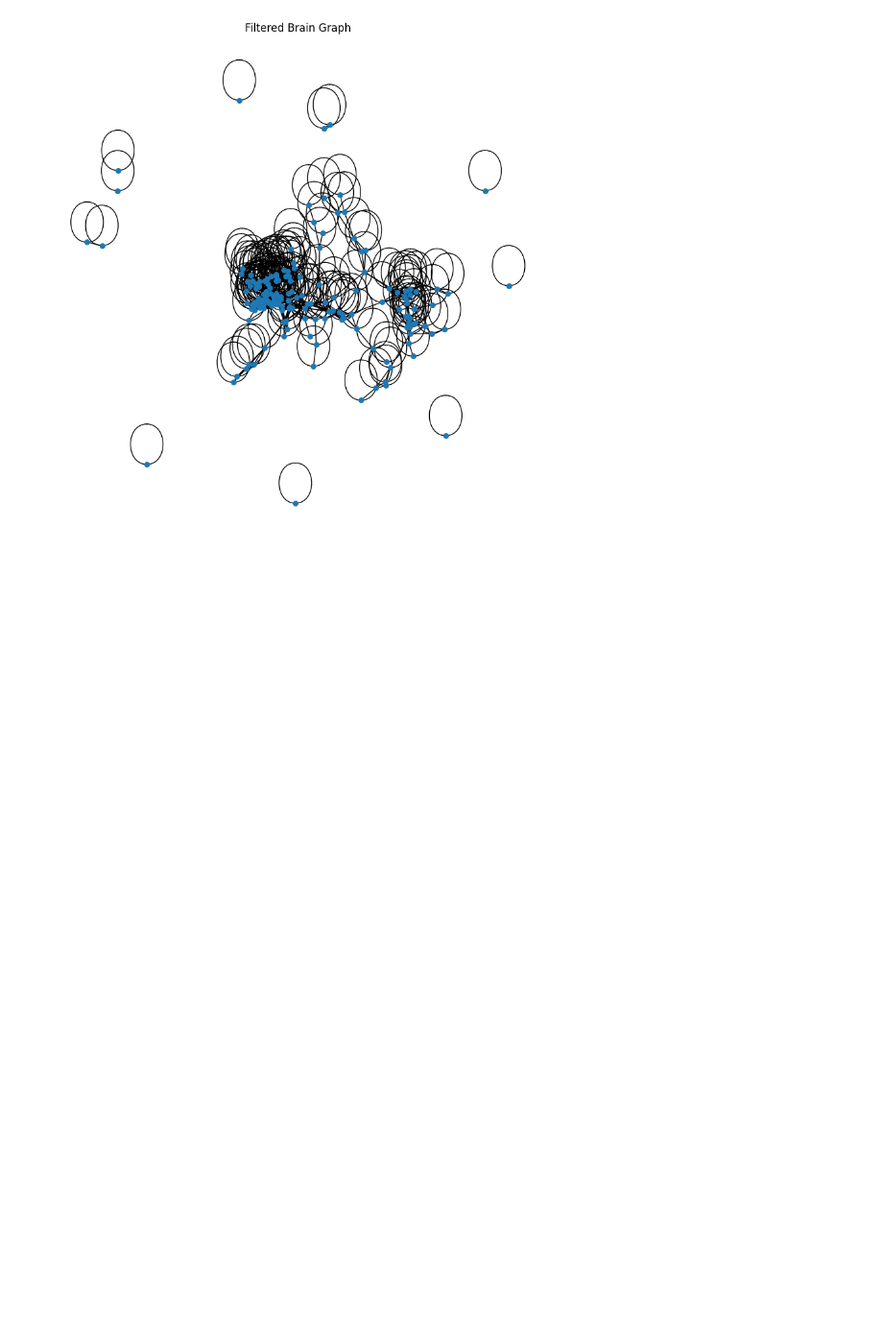
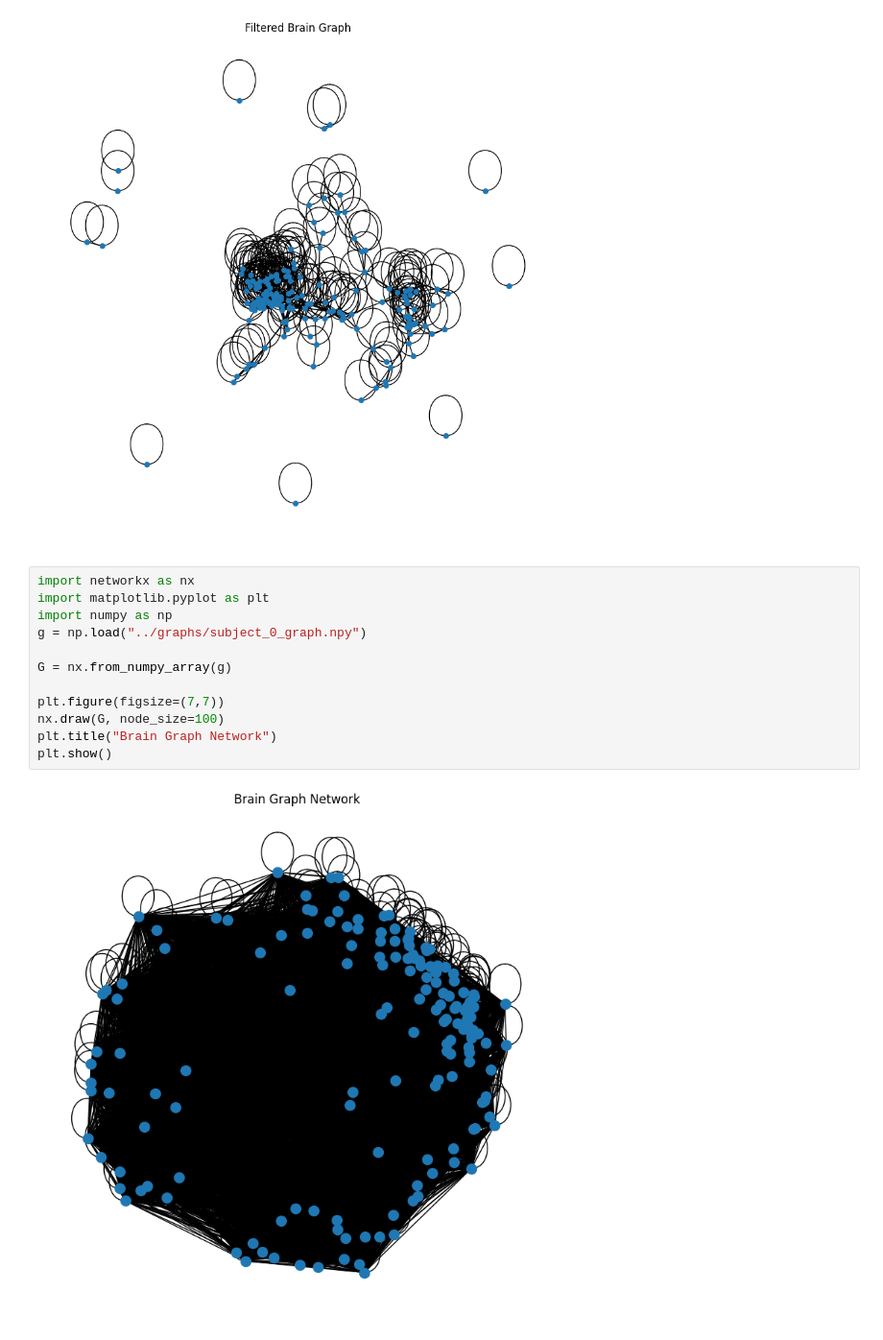
Before and after one commit to creator78146/Coarsening-FMRI-Graph-To-Predict-Phenotype-Features, a Jupyter notebook: src/graph_builder.ipynb, the cells around one changed output. Shown at 96% size. Cells and saved outputs as stored; diff of their text form; blank space fills up the shorter version.

Commit message:
One more graph added to visualize the difference between the coarsed and before coarse graph

```diff
--- a/src/graph_builder.ipynb
+++ b/src/graph_builder.ipynb
@@ -37,3 +37,17 @@ plt.title("Filtered Brain Graph")
 plt.show()
 # %% [output]
 [figure]
+# %%
+import networkx as nx
+import matplotlib.pyplot as plt
+import numpy as np
+g = np.load("../graphs/subject_0_graph.npy")
+
+G = nx.from_numpy_array(g)
+
+plt.figure(figsize=(7,7))
+nx.draw(G, node_size=100)
+plt.title("Brain Graph Network")
+plt.show()
+# %% [output]
+[figure, added]
```
